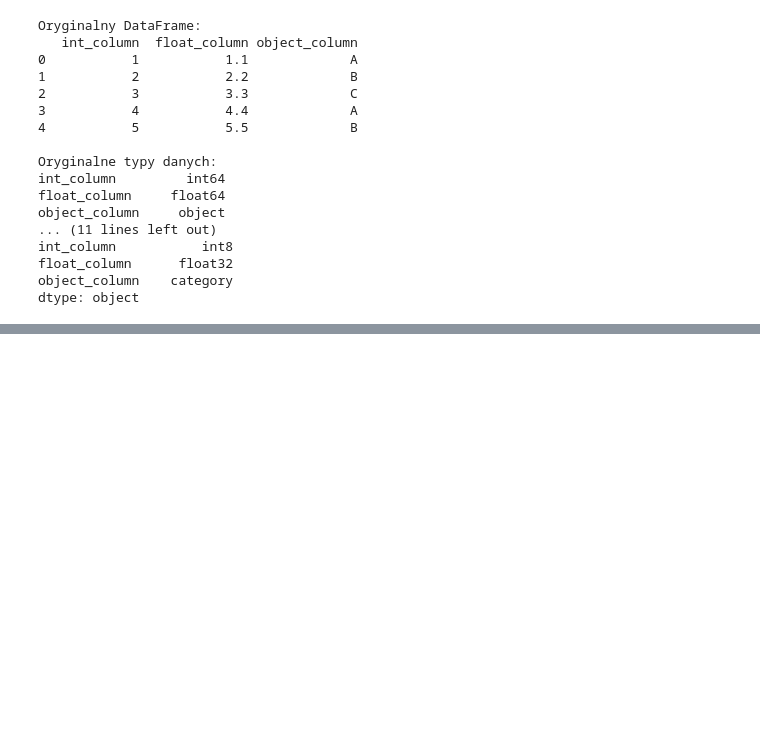
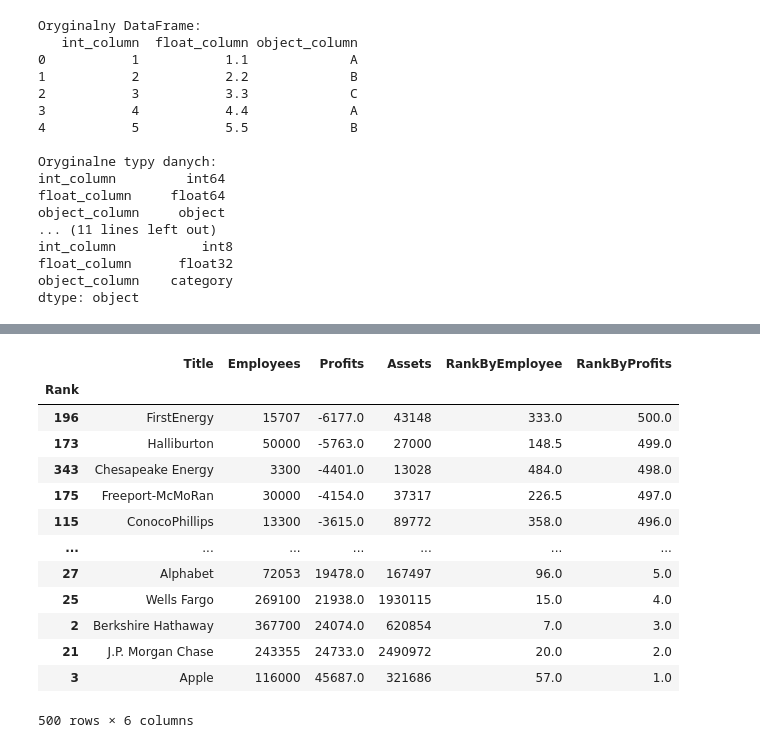
Before and after one commit to kudzik/Career-Path-Data-Science, a Jupyter notebook: Zadania/Zadania_Pandas.ipynb, the cells around one changed output, grey strips where cells are left out. Saved outputs shown, nothing was run; the diff lists cells and outputs as text; code cells hidden in the pictures; blank space fills up the shorter version.

```diff
--- a/Zadania/Zadania_Pandas.ipynb
+++ b/Zadania/Zadania_Pandas.ipynb
@@ -3825,0 +3991,15 @@ dtype: object
+# %%
+# Zaimportuj moduł pandas oraz numpy i nadaj im standardowe aliasy. Do zmiennej fortune wczytaj zawartość pliku Fortune_500_2017.csv.
+# Pobierz tylko następujące kolumny: 'Rank','Title','Employees','Profits','Assets'. Jako indeksu użyj kolumny 'Rank'.
+# Wyświetl nagłówek tak utworzonego Data Frame
+
+import numpy as np
+import pandas as pd
+
+file = "/Users/kudzik/Repo/Career-Path-Data-Science/Pliki/Fortune_500_2017.csv"
+
+fortune = pd.read_csv(
+    file, usecols=["Rank", "Title", "Employees", "Profits", "Assets"], index_col="Rank"
+)
+
+fortune.head()
@@ -3825,0 +4014,5 @@ dtype: object
+# %%
+# Wylicz ranking tak, aby najniższe wartości były przyznawane firmom z największą ilośćią pracowników (kolumna Employees). Wyświetl nagłówek wyznaczonej serii danych
+
+fortune["RankByEmployee"] = fortune["Employees"].rank(ascending=False)
+fortune
@@ -3825,0 +4034,21 @@ dtype: object
+# %%
+# Wylicz ranking tak, aby najniższe wartości były przyznawane firmom z największym zyskiem (kolumna Profits). Wyświetl nagłówek wyznaczonej serii danych
+
+fortune["RankByProfits"] = fortune["Profits"].rank(ascending=False)
+# %%
+fortune.sort_values(by="Profits")
+# %% [output]
+|  | Title | Employees | Profits | Assets | RankByEmployee | RankByProfits |
+| Rank |  |  |  |  |  |  |
+| 196 | FirstEnergy | 15707 | -6177.0 | 43148 | 333.0 | 500.0 |
+| 173 | Halliburton | 50000 | -5763.0 | 27000 | 148.5 | 499.0 |
+| 343 | Chesapeake Energy | 3300 | -4401.0 | 13028 | 484.0 | 498.0 |
+| 175 | Freeport-McMoRan | 30000 | -4154.0 | 37317 | 226.5 | 497.0 |
+| 115 | ConocoPhillips | 13300 | -3615.0 | 89772 | 358.0 | 496.0 |
+| ... | ... | ... | ... | ... | ... | ... |
+| 27 | Alphabet | 72053 | 19478.0 | 167497 | 96.0 | 5.0 |
+| 25 | Wells Fargo | 269100 | 21938.0 | 1930115 | 15.0 | 4.0 |
+| 2 | Berkshire Hathaway | 367700 | 24074.0 | 620854 | 7.0 | 3.0 |
+| 21 | J.P. Morgan Chase | 243355 | 24733.0 | 2490972 | 20.0 | 2.0 |
+| 3 | Apple | 116000 | 45687.0 | 321686 | 57.0 | 1.0 |
+500 rows × 6 columns
```
Also changed, not shown: parts of 17 cells of this notebook, 1 other file.
